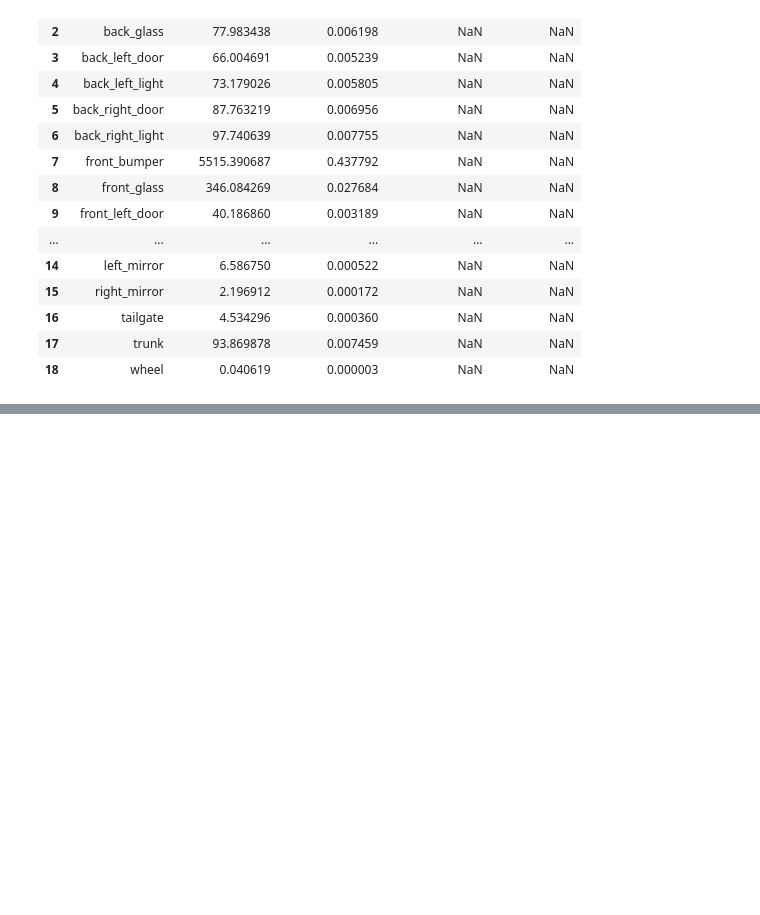
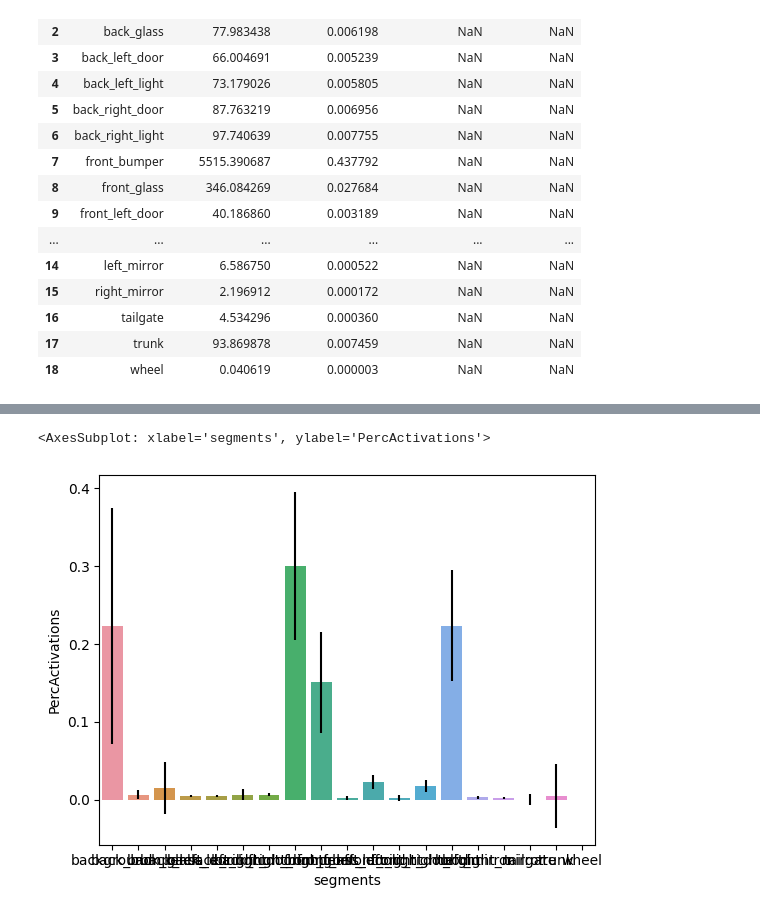
Before and after one commit to L1nusB/XAI-Vehicle-Classification, a Jupyter notebook: notebooks/ResultPlots.ipynb, the cells around one changed output, grey strips where cells are left out. Cells and saved outputs as stored; diff of their text form; code cells hidden in the pictures; blank space fills up the shorter version.

```diff
--- a/notebooks/ResultPlots.ipynb
+++ b/notebooks/ResultPlots.ipynb
@@ -220,0 +249,3 @@ Saving excel to ./results\results.xlsx
+# %%
+p = r'C:\Users\Linus\Desktop\copy\results\CompCars_Original\ResNet\meanStdTotal\Data_Full_gradCAM++_ResNet_CompCars_Original_ocrnet_hr48_carparts_noflip_Mean_Std_Total_23_08_2022.xlsx'
+df = pandas.read_excel(p, index_col=0)
@@ -220,0 +272,5 @@ Saving excel to ./results\results.xlsx
+# %%
+sns.barplot(data=df, x='segments', y='PercActivations', yerr=list(df['PercActivationsStd']))
+# %% [output]
+<AxesSubplot: xlabel='segments', ylabel='PercActivations'>
+[figure, added]
```
Also changed, not shown: parts of 8 cells of this notebook, 4 other files.
